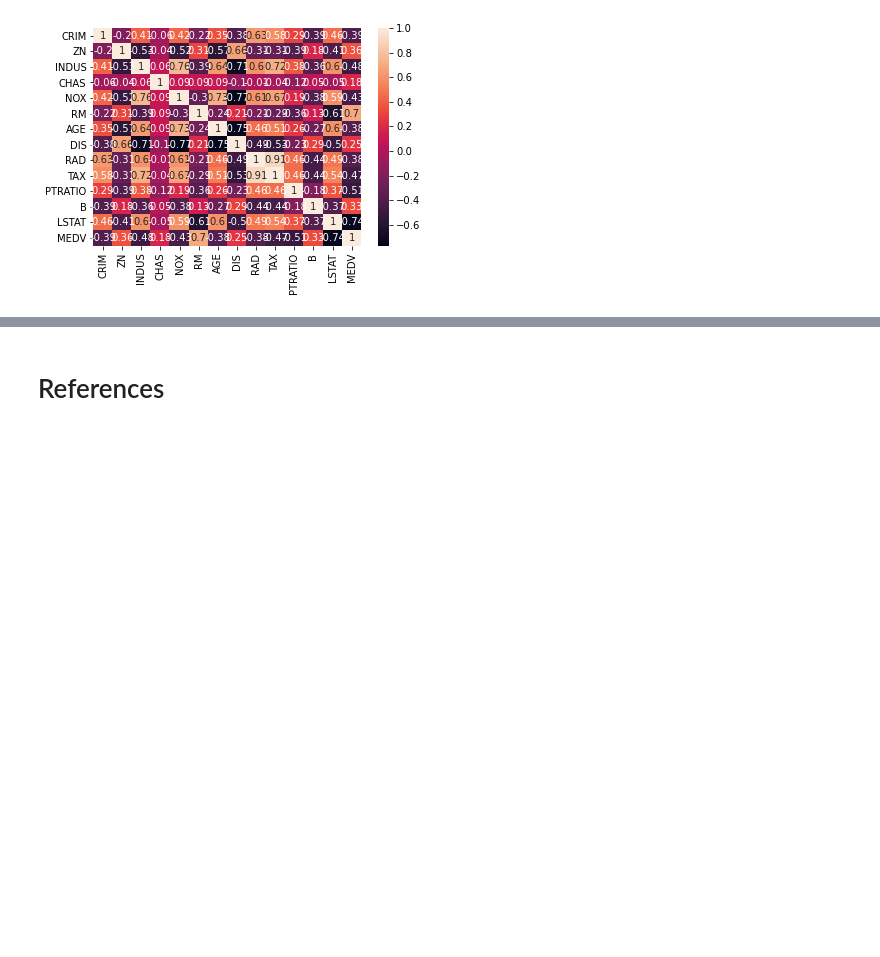
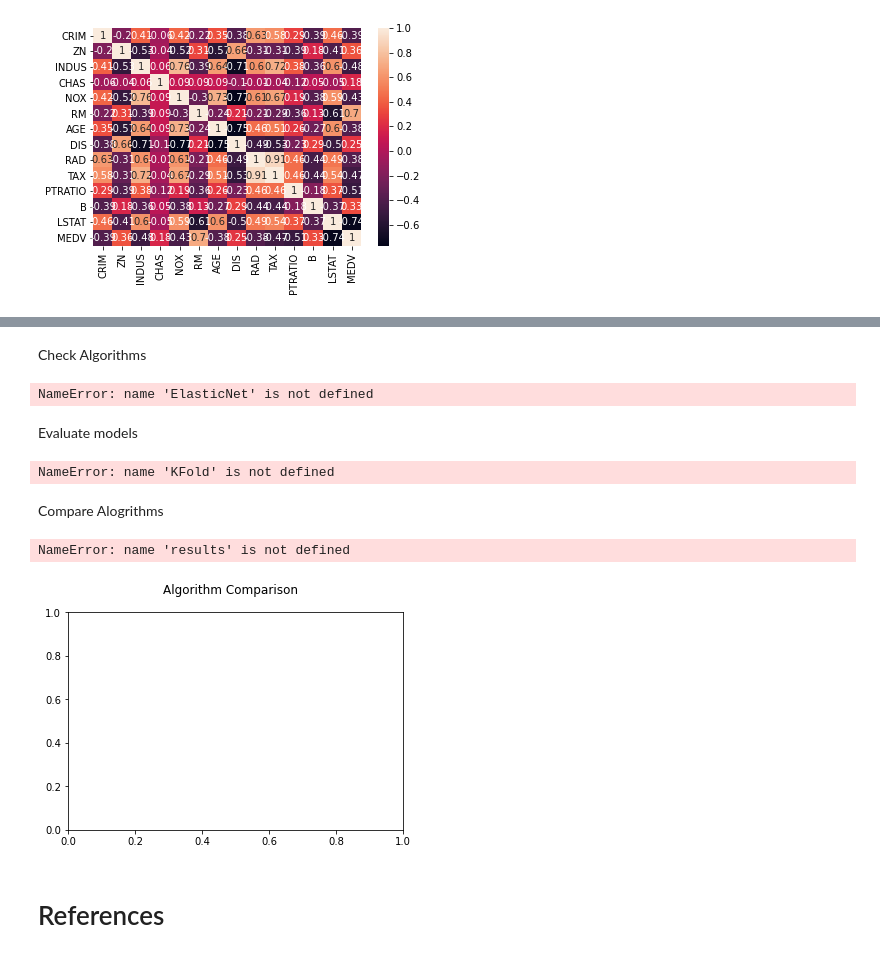
Before and after one commit to SharonNicG/52954-Machine-Learning-and-Statistics, a Jupyter notebook: scikit-learn.ipynb, the cells around one changed output, grey strips where cells are left out. Saved outputs shown, nothing was run; the diff lists cells and outputs as text; code cells hidden in the pictures; blank space fills up the shorter version.

Commit message:
Began evaluation of best algorithm for evaluation

```diff
--- a/scikit-learn.ipynb
+++ b/scikit-learn.ipynb
@@ -291,0 +302,7 @@ sns.heatmap(data=correlation_matrix, annot=True)
+# %%
+array = dataset.values
+X = array[:,0:13]
+Y = array[:,13]
+validation_size = 0.20
+seed = 7
+X_train, X_validation, Y_train, Y_validation = train_test_split(X, Y, test_size=validation_size, random_state=seed)
@@ -292,3 +311,44 @@ sns.heatmap(data=correlation_matrix, annot=True)
+# %%
+num_folds = 10
+seed = 7
+scoring = 'neg_mean_squared_error'
+# %% [markdown]
+Check Algorithms
+# %%
+models = []
+models.append(('LR', LinearRegression()))
+models.append(('EN', ElasticNet()))
+models.append(('KNN', KNeighborsRegressor()))
+models.append(('CART', DecisionTreeRegressor()))
+models.append(('SVR', SVR(gamma='auto')))
+# %% [output]
+NameError: name 'ElasticNet' is not defined
+# %% [markdown]
+Evaluate models
+# %%
+results = []
+names = []
+for name, model in models:
+    kfold = KFold(n_splits=num_folds, random_state=seed, shuffle=True)
+    cv_results = cross_val_score(model, X_train, Y_train, cv=kfold, scoring=scoring)
+    results.append(cv_results)
+    names.append(name)
+    msg = "%s: %f (%f)" % (name, cv_results.mean(), cv_results.std())
+    print(msg)
+# %% [output]
+NameError: name 'KFold' is not defined
+# %% [markdown]
+Compare Alogrithms
+# %%
+fig = pyplot.figure()
+fig.suptitle('Algorithm Comparison')
+ax = fig.add_subplot(111)
+pyplot.boxplot(results)
+ax.set_xticklabels(names)
+pyplot.show()
+# %% [output]
+NameError: name 'results' is not defined
+[figure, added]
 # %% [markdown]
 # References
 # %%
```
Also changed, not shown: parts of 4 cells of this notebook.
